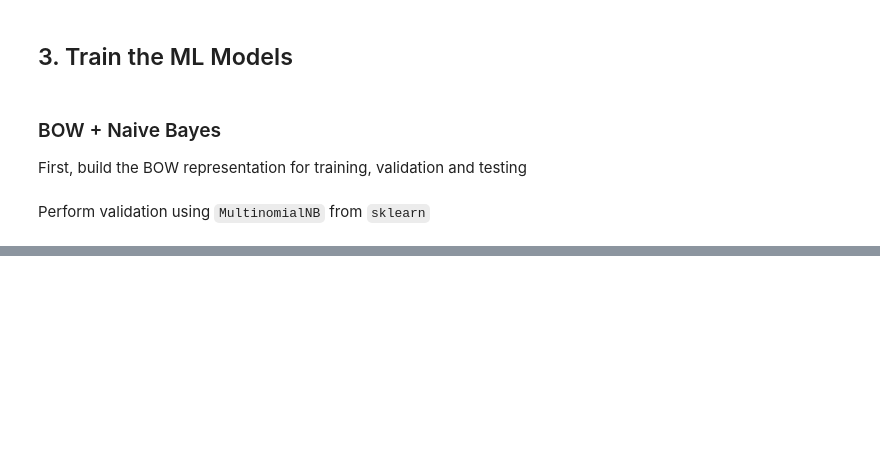
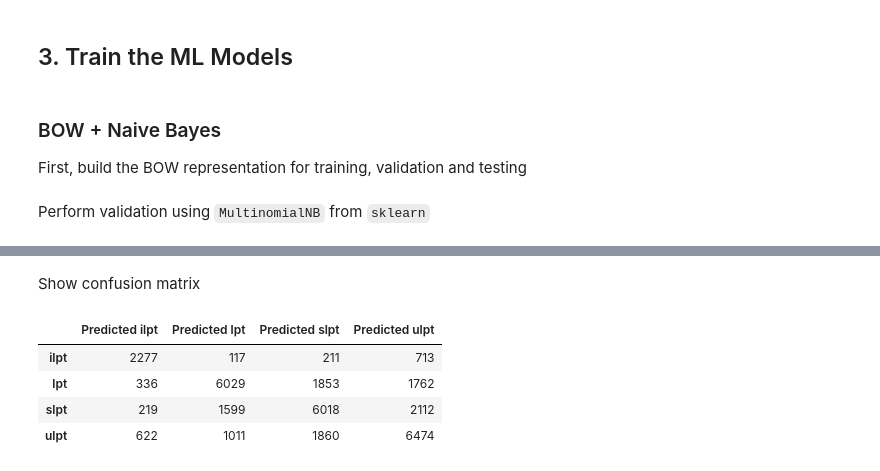
Before and after one commit to jCodingStuff/NLPReddit, a Jupyter notebook: tips_pred.ipynb, the cells around one changed output, grey strips where cells are left out. Saved outputs shown, nothing was run; the diff lists cells and outputs as text; code cells hidden in the pictures; blank space fills up the shorter version.

```diff
--- a/tips_pred.ipynb
+++ b/tips_pred.ipynb
@@ -212,8 +216,41 @@ y_train = df_train['label'].values
 # Validation
 x_validation = vectorizer.transform(df_validation['instance'].values).toarray()
 y_validation = df_validation['label'].values
+# Train+Validation
+x_tv = np.concatenate((x_train, x_validation), axis=0)
+y_tv = np.concatenate((y_train, y_validation), axis=0)
 # Test
 x_test = vectorizer.transform(df_test['instance'].values).toarray()
 y_test = df_test['label'].values
 # %% [markdown]
 Perform validation using `MultinomialNB` from `sklearn`
+# %%
+from sklearn.metrics import precision_recall_fscore_support
+from sklearn.naive_bayes import MultinomialNB
+
+alphas = np.linspace(0.3,0.8,10)
+accs = []
+precs = []
+recs = []
+fscores = []
+
+top_acc = 0
+top_alpha = 0
+for alpha in alphas:
+    model = MultinomialNB(alpha)
+    model.fit(x_train, y_train)
+    acc = model.score(x_validation, y_validation)
+    accs.append(acc)
+    measures = precision_recall_fscore_support(y_validation, model.predict(x_validation), average='macro')
+    precs.append(measures[0])
+    recs.append(measures[1])
+    fscores.append(measures[2])
+    if acc > top_acc:
+        top_acc = acc
+        top_alpha = alpha
+print("Top accuracy:", top_acc)
+print("Alpha:", top_alpha)
+
+# Retrain with whole training set and optimal alpha
+top_model = MultinomialNB(top_alpha)
+top_model.fit(x_tv, y_tv);
@@ -219,0 +304,19 @@ Perform validation using `MultinomialNB` from `sklearn`
+# %%
+from sklearn.metrics import confusion_matrix
+
+cf = confusion_matrix(y_test, top_model.predict(x_test))
+
+measures_macro = list(precision_recall_fscore_support(y_test, top_model.predict(x_test), average='macro'))[:-1]
+measures_micro = list(precision_recall_fscore_support(y_test, top_model.predict(x_test), average='micro'))[:-1]
+# %% [markdown]
+Show confusion matrix
+# %%
+cf_df = pd.DataFrame(cf, columns=['Predicted ilpt', 'Predicted lpt', 'Predicted slpt', 'Predicted ulpt'])
+cf_df.rename(index={0:'ilpt',1:'lpt',2:'slpt',3:'ulpt'}, inplace=True)
+cf_df
+# %% [output]
+|  | Predicted ilpt | Predicted lpt | Predicted slpt | Predicted ulpt |
+| ilpt | 2277 | 117 | 211 | 713 |
+| lpt | 336 | 6029 | 1853 | 1762 |
+| slpt | 219 | 1599 | 6018 | 2112 |
+| ulpt | 622 | 1011 | 1860 | 6474 |
```
Also changed, not shown: parts of 16 cells of this notebook.
